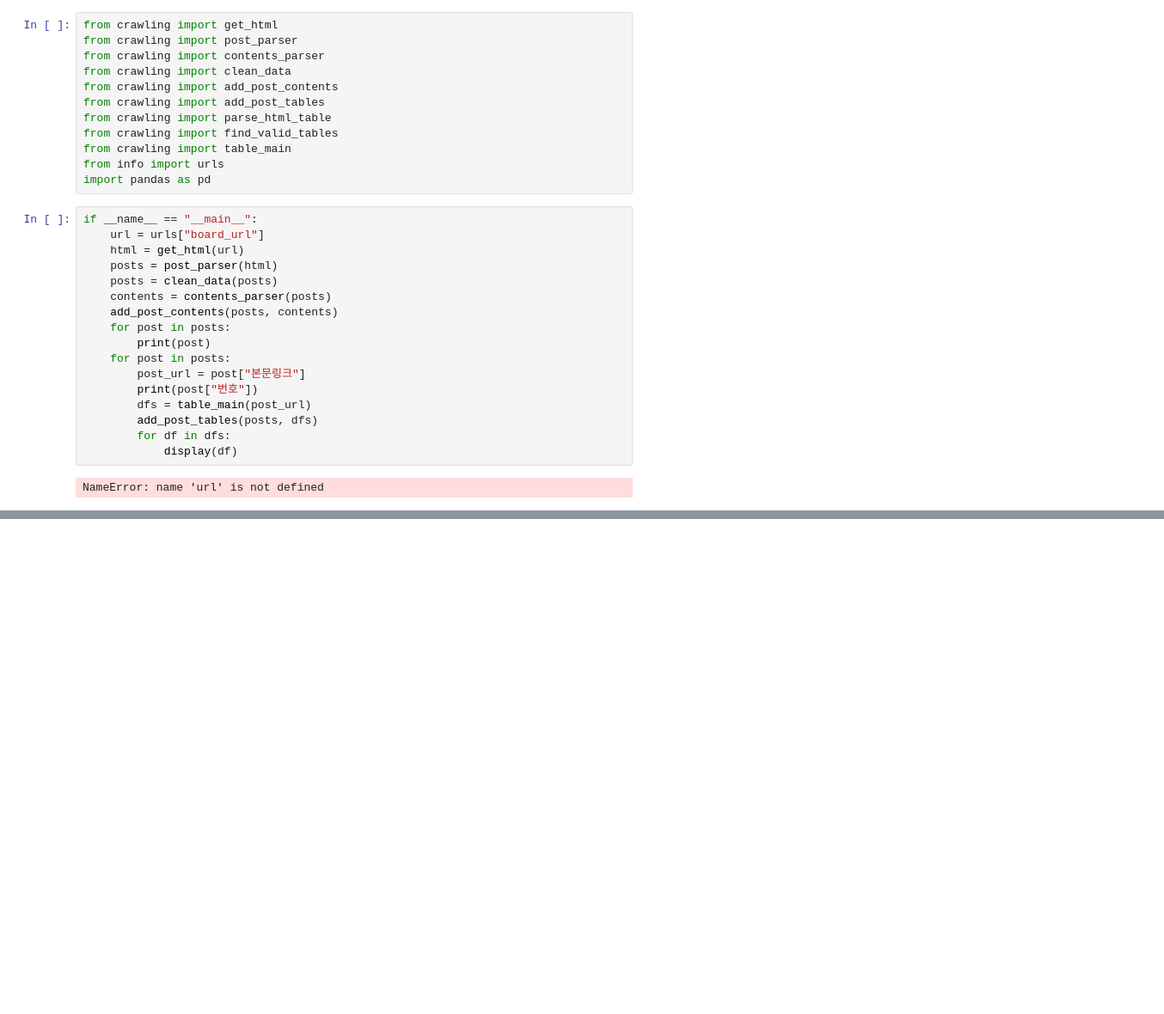
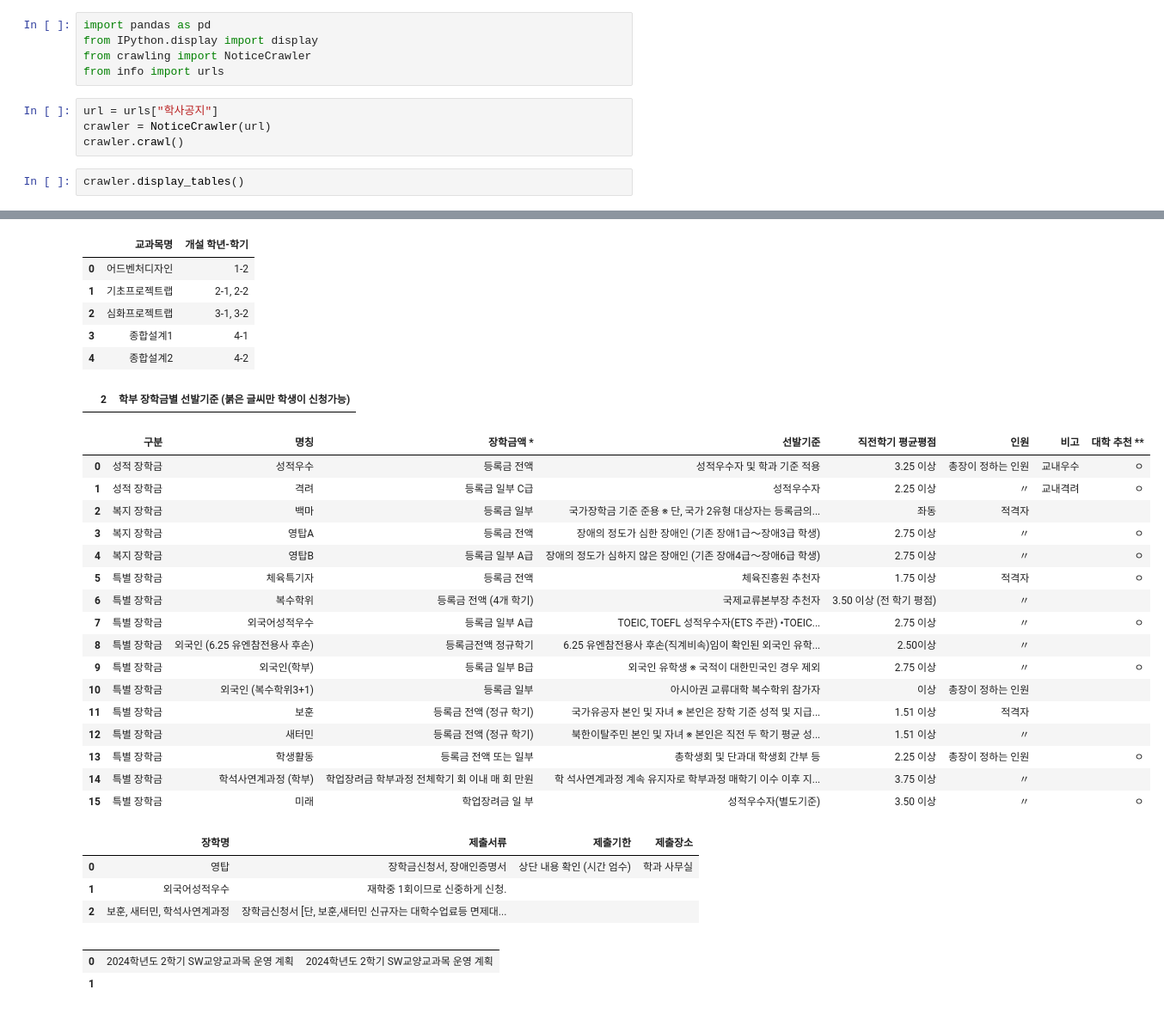
Before and after one commit to jungbug/cnu_announcement_discordBot, a Jupyter notebook: crawling for discord bot project/test.ipynb, the cells around one changed output, grey strips where cells are left out. Shown: that part at 86% size. Drawn from its saved outputs; the diff is of its cells as text; blank space fills up the shorter version.

```diff
--- a/crawling for discord bot project/test.ipynb
+++ b/crawling for discord bot project/test.ipynb
@@ -1,31 +1,12 @@
 # %%
-from crawling import get_html
-from crawling import post_parser
-from crawling import contents_parser
-from crawling import clean_data
-from crawling import add_post_contents
-from crawling import add_post_tables
-from crawling import parse_html_table
-from crawling import find_valid_tables
-from crawling import table_main
+import pandas as pd
+from IPython.display import display
+from crawling import NoticeCrawler
 from info import urls
-import pandas as pd
 # %%
-if __name__ == "__main__":
-    url = urls["board_url"]
-    html = get_html(url)
-    posts = post_parser(html)
-    posts = clean_data(posts)
-    contents = contents_parser(posts)
-    add_post_contents(posts, contents)
-    for post in posts:
-        print(post)
-    for post in posts:
-        post_url = post["본문링크"]
-        print(post["번호"])
-        dfs = table_main(post_url)
-        add_post_tables(posts, dfs)
-        for df in dfs:
-            display(df)
+url = urls["학사공지"]
+crawler = NoticeCrawler(url)
+crawler.crawl()
-# %% [output]
-NameError: name 'url' is not defined
+# %%
+crawler.display_tables()
+# %% [output]
@@ -31,0 +24,31 @@ NameError: name 'url' is not defined
+|  | 교과목명 | 개설 학년-학기 |
+| 0 | 어드벤처디자인 | 1-2 |
+| 1 | 기초프로젝트랩 | 2-1, 2-2 |
+| 2 | 심화프로젝트랩 | 3-1, 3-2 |
+| 3 | 종합설계1 | 4-1 |
+| 4 | 종합설계2 | 4-2 |
+|  | 2 | 학부 장학금별 선발기준 (붉은 글씨만 학생이 신청가능) |
+|  | 구분 | 명칭 | 장학금액 * | 선발기준 | 직전학기 평균평점 | 인원 | 비고 | 대학 추천 ** |
+| 0 | 성적 장학금 | 성적우수 | 등록금 전액 | 성적우수자 및 학과 기준 적용 | 3.25 이상 | 총장이 정하는 인원 | 교내우수 | ㅇ |
+| 1 | 성적 장학금 | 격려 | 등록금 일부 C급 | 성적우수자 | 2.25 이상 | 〃 | 교내격려 | ㅇ |
+| 2 | 복지 장학금 | 백마 | 등록금 일부 | 국가장학금 기준 준용 ※ 단, 국가 2유형 대상자는 등록금의... | 좌동 | 적격자 |  |  |
+| 3 | 복지 장학금 | 영탑A | 등록금 전액 | 장애의 정도가 심한 장애인 (기존 장애1급～장애3급 학생) | 2.75 이상 | 〃 |  | ㅇ |
+| 4 | 복지 장학금 | 영탑B | 등록금 일부 A급 | 장애의 정도가 심하지 않은 장애인 (기존 장애4급～장애6급 학생) | 2.75 이상 | 〃 |  | ㅇ |
+| 5 | 특별 장학금 | 체육특기자 | 등록금 전액 | 체육진흥원 추천자 | 1.75 이상 | 적격자 |  | ㅇ |
+| 6 | 특별 장학금 | 복수학위 | 등록금 전액 (4개 학기) | 국제교류본부장 추천자 | 3.50 이상 (전 학기 평점) | 〃 |  |  |
+| 7 | 특별 장학금 | 외국어성적우수 | 등록금 일부 A급 | TOEIC, TOEFL 성적우수자(ETS 주관) •TOEIC... | 2.75 이상 | 〃 |  | ㅇ |
+| 8 | 특별 장학금 | 외국인 (6.25 유엔참전용사 후손) | 등록금전액 정규학기 | 6.25 유엔참전용사 후손(직계비속)임이 확인된 외국인 유학... | 2.50이상 | 〃 |  |  |
+| 9 | 특별 장학금 | 외국인(학부) | 등록금 일부 B급 | 외국인 유학생 ※ 국적이 대한민국인 경우 제외 | 2.75 이상 | 〃 |  | ㅇ |
+| 10 | 특별 장학금 | 외국인 (복수학위3+1) | 등록금 일부 | 아시아권 교류대학 복수학위 참가자 | 이상 | 총장이 정하는 인원 |  |  |
+| 11 | 특별 장학금 | 보훈 | 등록금 전액 (정규 학기) | 국가유공자 본인 및 자녀 ※ 본인은 장학 기준 성적 및 지급... | 1.51 이상 | 적격자 |  |  |
+| 12 | 특별 장학금 | 새터민 | 등록금 전액 (정규 학기) | 북한이탈주민 본인 및 자녀 ※ 본인은 직전 두 학기 평균 성... | 1.51 이상 | 〃 |  |  |
+| 13 | 특별 장학금 | 학생활동 | 등록금 전액 또는 일부 | 총학생회 및 단과대 학생회 간부 등 | 2.25 이상 | 총장이 정하는 인원 |  | ㅇ |
+| 14 | 특별 장학금 | 학석사연계과정 (학부) | 학업장려금 학부과정 전체학기 회 이내 매 회 만원 | 학 석사연계과정 계속 유지자로 학부과정 매학기 이수 이후 지... | 3.75 이상 | 〃 |  |  |
+| 15 | 특별 장학금 | 미래 | 학업장려금 일 부 | 성적우수자(별도기준) | 3.50 이상 | 〃 |  | ㅇ |
+|  | 장학명 | 제출서류 | 제출기한 | 제출장소 |
+| 0 | 영탑 | 장학금신청서, 장애인증명서 | 상단 내용 확인 (시간 엄수) | 학과 사무실 |
+| 1 | 외국어성적우수 | 재학중 1회이므로 신중하게 신청. |  |  |
+| 2 | 보훈, 새터민, 학석사연계과정 | 장학금신청서 [단, 보훈,새터민 신규자는 대학수업료등 면제대... |  |  |
+|  |  |  |
+| 0 | 2024학년도 2학기 SW교양교과목 운영 계획 | 2024학년도 2학기 SW교양교과목 운영 계획 |
+| 1 |  |  |
```
Also changed, not shown: parts of 1 cell of this notebook, 3 other files.
